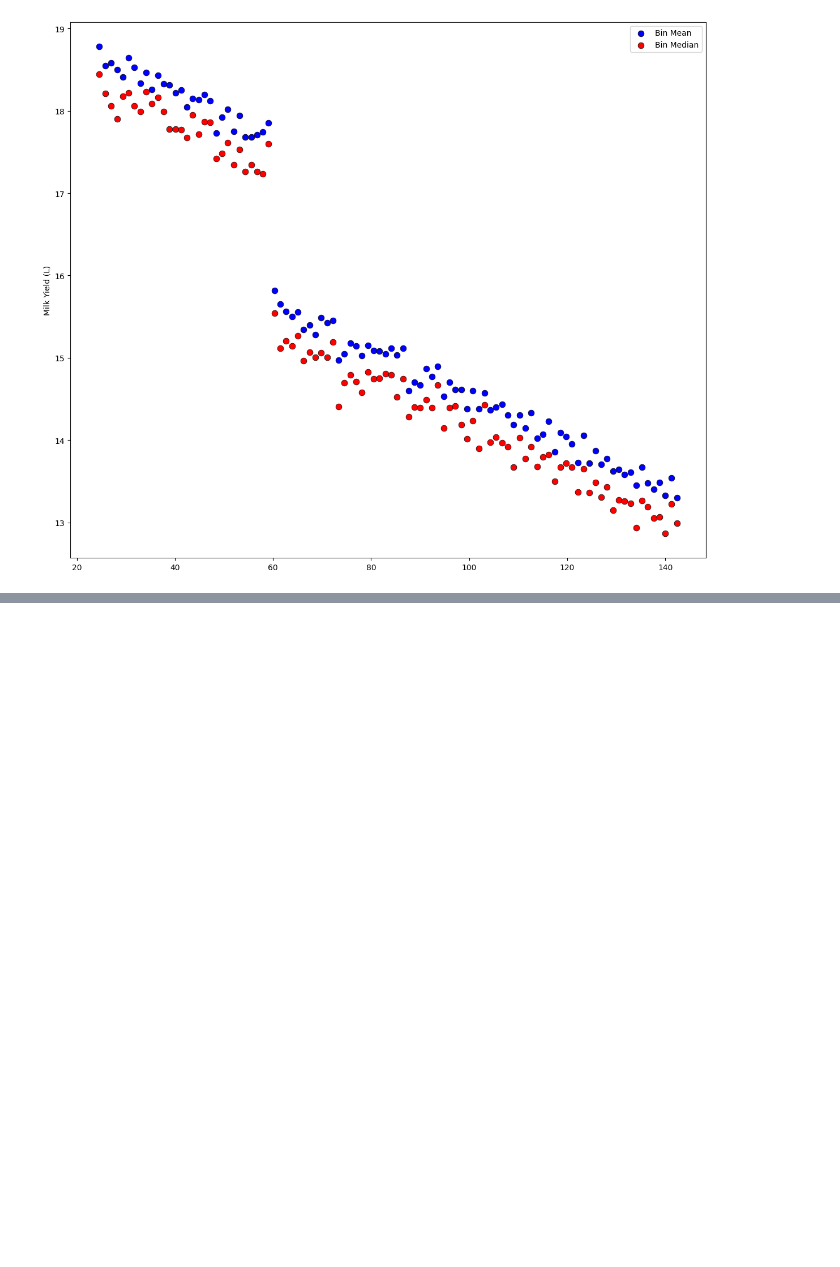
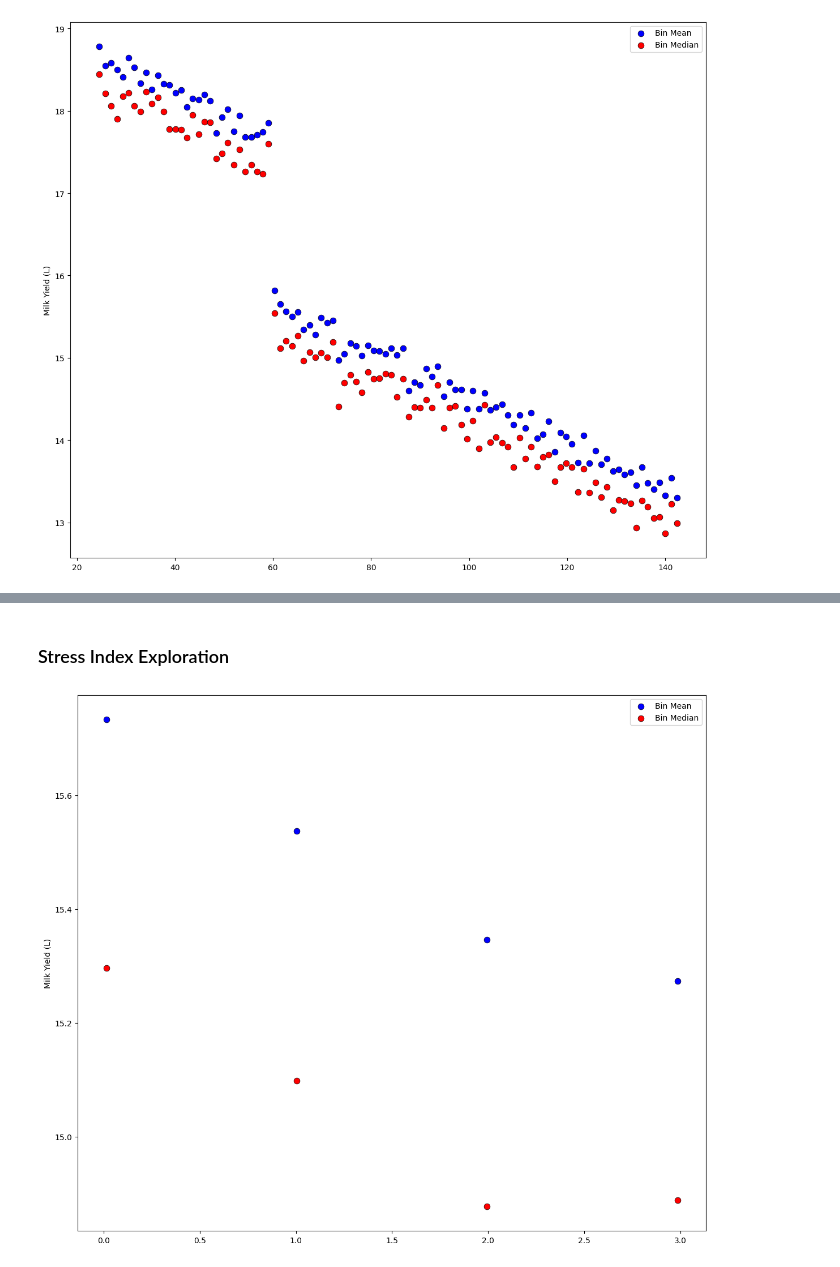
Before and after one commit to AustinJia-code/Yield-Regression, a Jupyter notebook: experiments/exploration.ipynb, the cells around one changed output, grey strips where cells are left out. Cells and saved outputs as stored; diff of their text form; code cells hidden in the pictures; blank space fills up the shorter version.

```diff
--- a/experiments/exploration.ipynb
+++ b/experiments/exploration.ipynb
@@ -694,0 +810,52 @@ plt.show()
+# %% [markdown]
+### Stress Index Exploration
+# %%
+%matplotlib inline
+import pandas as pd
+import numpy as np
+import matplotlib.pyplot as plt
+
+# ======================
+# Load data
+# ======================
+data = pd.read_csv("./data/in/cattle_data_train.csv")
+
+TARGET = "Milk_Yield_L"
+
+# Replace ages < 60
+data["THI"] = (0.8 * data["Ambient_Temperature_C"]) + \
+               (data["Humidity_percent"] / 100) * (data["Ambient_Temperature_C"] - 14.4) + \
+               46.4
+
+# THI Stress Categories (Armstrong, 1994)
+# <72: No Stress, 72-78: Mild, 78-88: Moderate, >88: Severe
+data["THI_Stress_Level"] = 0
+data.loc[(data["THI"] >= 72) & (data["THI"] < 78), "THI_Stress_Level"] = 1
+data.loc[(data["THI"] >= 78) & (data["THI"] < 88), "THI_Stress_Level"] = 2
+data.loc[data["THI"] >= 88, "THI_Stress_Level"] = 3
+
+# Bin into 100 equal-width bins
+data['x_bin'] = pd.cut(data['THI_Stress_Level'], bins=100)
+
+stats = data.groupby('x_bin', observed=True)[TARGET].agg(
+    ['mean', 'median', 'count']
+).reset_index()
+
+# Compute bin midpoints
+stats['x_mid'] = stats['x_bin'].apply(lambda x: x.mid)
+
+# Create figure with subplots
+fig, ax1 = plt.subplots(1, 1, figsize=(12, 10), sharex=True)
+
+# Top scatter
+ax1.scatter(stats['x_mid'], stats['mean'], color='blue',
+            label='Bin Mean', s=60, edgecolor='k', linewidth=0.5, zorder=5)
+ax1.scatter(stats['x_mid'], stats['median'], color='red',
+            label='Bin Median', s=60, edgecolor='k', linewidth=0.5, zorder=5)
+ax1.legend()
+ax1.set_ylabel("Milk Yield (L)")
+
+plt.tight_layout()
+plt.show()
+# %% [output]
+[figure, added]
```
Also changed, not shown: parts of 5 cells of this notebook, 35 other files.
